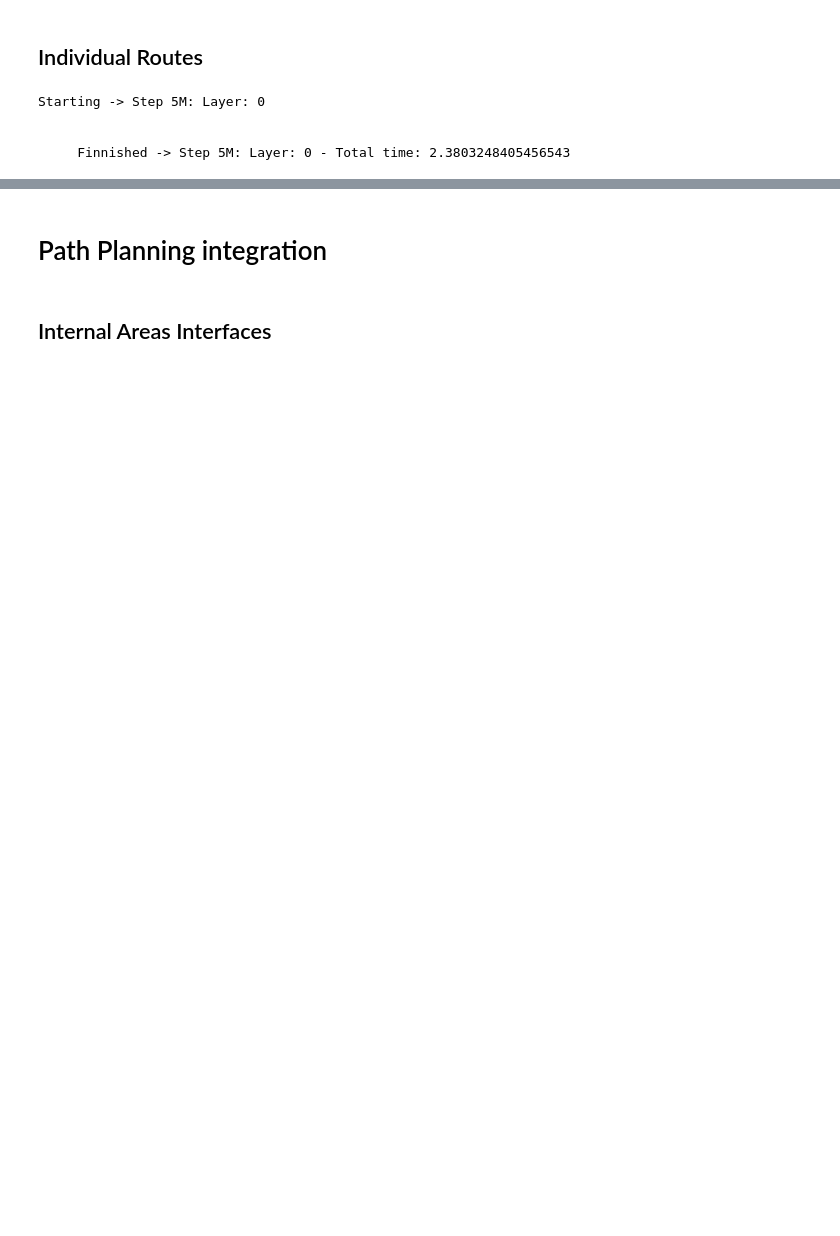
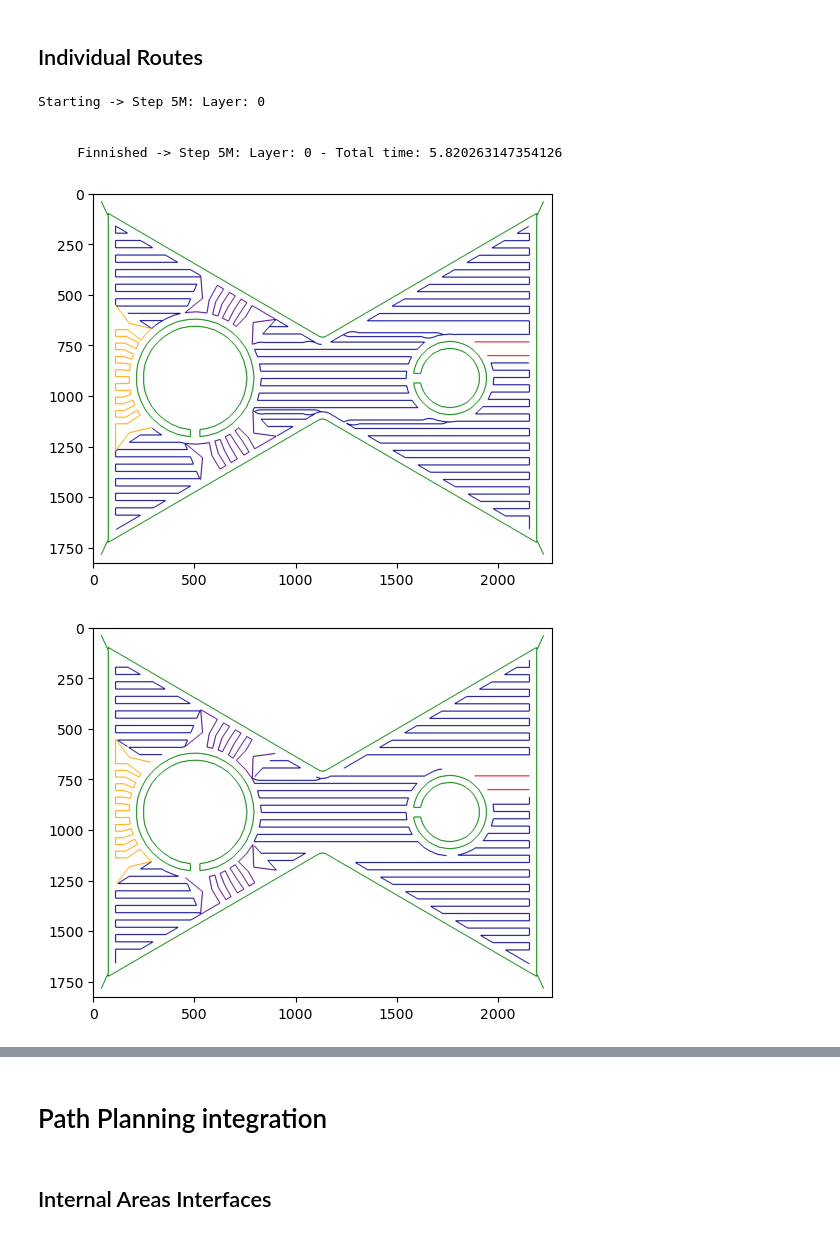
Before and after one commit to machipanski/DED-IM, a Jupyter notebook: main.ipynb, the cells around one changed output, grey strips where cells are left out. Drawn from its saved outputs; the diff is of its cells as text; code cells hidden in the pictures; blank space fills up the shorter version.

```diff
--- a/main.ipynb
+++ b/main.ipynb
@@ -288,11 +294,11 @@ if not('folders' in globals()):
     folders = files.System_Paths(home)
     gui.find_saved_file(folders)
 layers = folders.load_layers_hdf5()
-[sob_int_ext_per] = gui.ask_parameters_internal_routes()
+[sob_int_ext_per, sob_int_per] = gui.ask_parameters_internal_routes()
 
 for c in layers:
     with Timer(f"Step 2R: layer_{c.name}"):
-            c.make_bridges_routes(folders, sob_int_ext_per)
+            c.make_bridges_routes(folders, sob_int_ext_per, sob_int_per)
             %reset_selective -f "c"
 %reset_selective -f "layers"
 # %% [output]
@@ -320,11 +326,11 @@ if not('folders' in globals()):
     folders = files.System_Paths(home)
     gui.find_saved_file(folders)
 w_configurations = files.Config("welding_config.yaml")
-[style, sob_int, sob_out, sob_zig] = gui.ask_parameters_zigzags_routes(w_configurations)
+[style, sob_int, sob_out, sob_zig, sob_weaving] = gui.ask_parameters_bulky_routes(w_configurations)
 layers = folders.load_layers_hdf5()
 for c in layers:
     with Timer(f"Step 3aR: layer_{c.name}"):
-        c.make_zigzag_routes(folders, style, sob_int, sob_out, sob_zig)
+        c.make_bulky_routes(folders, style, sob_int, sob_out, sob_zig, sob_weaving)
         # c.connect_zigzags(folders)
         %reset_selective -f "c"
 %reset_selective -f "layers"
@@ -394,33 +407,53 @@ Starting ->   Saving route images
 # %%
 from components import gui
 from components import files
 from components.timer import Timer
 from components import images_tools as it
 import os
+import matplotlib.colors as mcolors
 import matplotlib.pyplot as plt
-import matplotlib.colors
+import numpy as np
+import components.morphology_tools as mt
 
 if not('folders' in globals()):
     home = os.getcwd()
     folders = files.System_Paths(home)
     gui.find_saved_file(folders)
 layers = folders.load_layers_hdf5()
 for c in layers:
     folders.load_islands_hdf5(c)
 for i, c in enumerate(layers):
     with Timer("Step 5M: Layer: " + str(i)):
-        tangran_cmap = matplotlib.colors.ListedColormap(["white","darkblue","aqua","aquamarine","blue","black","green","indigo","red","orange"])
+        colors = ["white", "darkblue", "blue" , "aqua" , "lightblue", "black" , "green","indigo", "red", "orange", "yellow", "pink", "darkgreen"]
+        values = np.arange(-0.5, len(colors) + 0.5, 1)
+        tangran_cmap = mcolors.ListedColormap(colors)
+        norm = mcolors.BoundaryNorm(values, len(colors))
         img_routes = it.individual_routes(c, folders)
         img_routes_b = it.individual_routes_b(c, folders)
         img_trails = it.individual_trails(c, folders)
-        folders.save_img(img_routes, "routes.png", cmap=tangran_cmap)
-        folders.save_img(img_routes_b, "routes_b.png", cmap=tangran_cmap)
-        folders.save_img(img_trails, "trails.png", cmap=tangran_cmap)
+        hights = mt.simulate_hight(
+            (img_routes>0).astype(np.uint8),
+            c.path_radius_cont,
+            3,
+            axis_ratio=1000,
+        )
+        folders.save_img(hights, f"hights_wv.png")
+        folders.save_img(tangran_cmap(norm(mt.dilation(img_routes, kernel_size=2))), "routes.png")
+        folders.save_img(tangran_cmap(norm(mt.dilation(img_routes_b, kernel_size=2))), "routes_b.png")
+        folders.save_img(tangran_cmap(norm(img_trails)), "trails.png")
         print('\n')
+        plt.figure()
+        plt.imshow(tangran_cmap(norm(mt.dilation(img_routes, kernel_size=2))))
+        plt.figure()
+        plt.imshow(tangran_cmap(norm(mt.dilation(img_routes_b, kernel_size=2))))
+        plt.figure()
+        plt.imshow(tangran_cmap(norm(img_trails)))
         %reset_selective -f "c"
 %reset_selective -f "layers"
 # %% [output]
 Starting -> Step 5M: Layer: 0
 
 
-     Finnished -> Step 5M: Layer: 0 - Total time: 2.3803248405456543
+     Finnished -> Step 5M: Layer: 0 - Total time: 5.820263147354126
+[figure, added]
+[figure, added]
```
Also changed, not shown: parts of 13 cells of this notebook.
